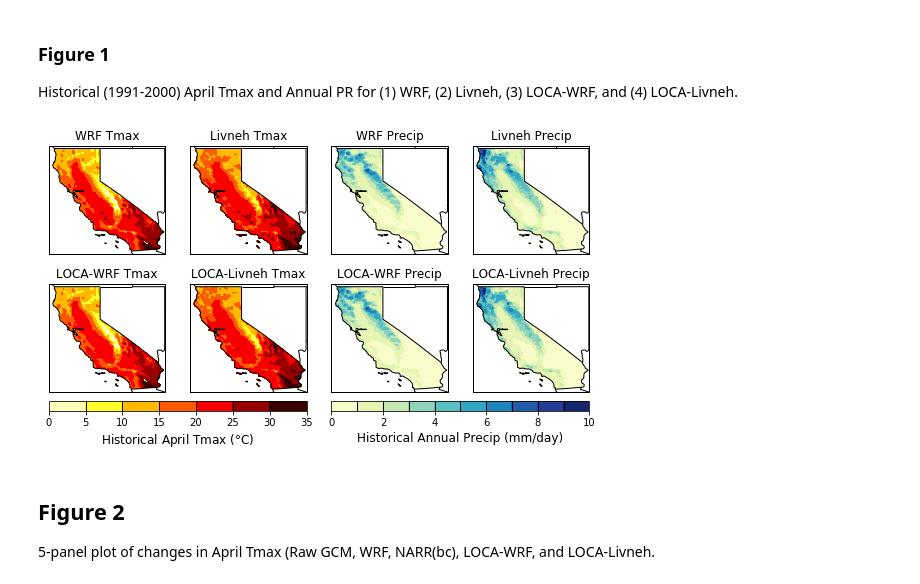
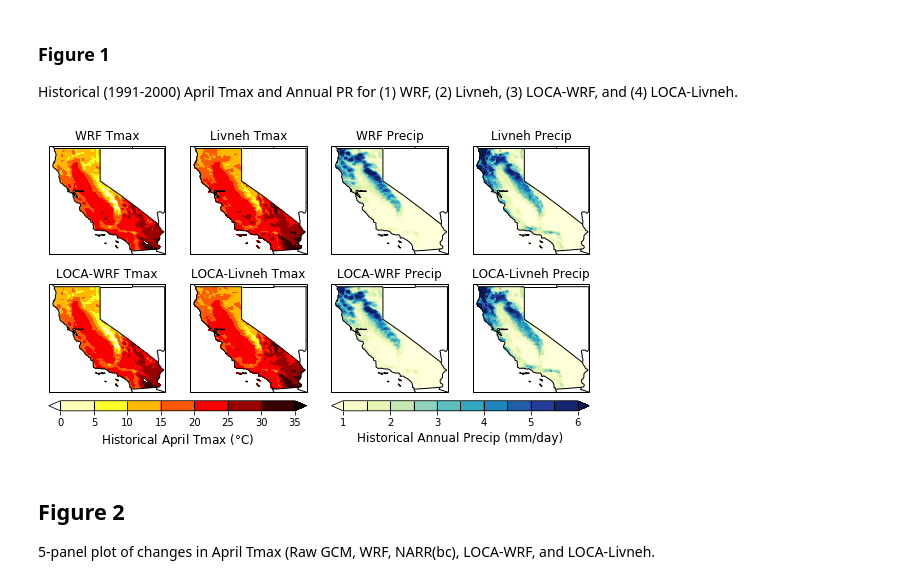
Before and after one commit to neil-berg/doe-downscaling, a Jupyter notebook: paper-figures.ipynb, the cells around one changed output. Saved outputs shown, nothing was run; the diff lists cells and outputs as text; code cells hidden in the pictures.

```diff
--- a/paper-figures.ipynb
+++ b/paper-figures.ipynb
@@ -48,7 +49,7 @@ loca_livneh_tmax = loca_livneh_nc.variables['tmax'][:,:]
 loca_livneh_nc.close()
 
 # Last 2 rows/cols: Annual Pr
-ticks_pr = np.linspace(0,10,11)
+ticks_pr = np.linspace(1,6,11)
 
 wrf_nc = netCDF4.Dataset(data_dir+'wrf_hist_1991-2000_annual_pr_CA_mask_same_grid.nc', 'r')
 wrf_pr = wrf_nc.variables['pr'][:,:]
@@ -74,7 +75,7 @@ ax1.set_title('WRF Tmax', fontsize=12)
 ax1.add_feature(states_provinces, edgecolor='black')
 ax1.add_feature(cfeature.BORDERS)
 ax1.set_extent([235.25,246,32.25,42.25])
-plot1 = ax1.contourf(lon, lat, wrf_tmax, ticks_tmax, transform=ccrs.PlateCarree(), cmap='hot_r')
+plot1 = ax1.contourf(lon, lat, wrf_tmax, ticks_tmax, transform=ccrs.PlateCarree(), cmap='hot_r', extend='both')
 
 ax2 = fig.add_subplot(2, 4, 2, projection=ccrs.PlateCarree())
 ax2.coastlines('50m')
@@ -82,7 +83,7 @@ ax2.set_title('Livneh Tmax', fontsize=12)
 ax2.add_feature(states_provinces, edgecolor='black')
 ax2.add_feature(cfeature.BORDERS)
 ax2.set_extent([235.25,246,32.25,42.25])
-plot2 = ax2.contourf(lon, lat, livneh_tmax, ticks_tmax, transform=ccrs.PlateCarree(), cmap='hot_r')
+plot2 = ax2.contourf(lon, lat, livneh_tmax, ticks_tmax, transform=ccrs.PlateCarree(), cmap='hot_r', extend='both')
 
 ax3 = fig.add_subplot(2, 4, 3, projection=ccrs.PlateCarree())
 ax3.coastlines('50m')
@@ -90,7 +91,7 @@ ax3.set_title('WRF Precip', fontsize=12)
 ax3.add_feature(states_provinces, edgecolor='black')
 ax3.add_feature(cfeature.BORDERS)
 ax3.set_extent([235.25,246,32.25,42.25])
-plot3 = ax3.contourf(lon, lat, wrf_pr, ticks_pr, transform=ccrs.PlateCarree(), cmap='YlGnBu')
+plot3 = ax3.contourf(lon, lat, wrf_pr, ticks_pr, transform=ccrs.PlateCarree(), cmap='YlGnBu', extend='both')
 
 ax4 = fig.add_subplot(2, 4, 4, projection=ccrs.PlateCarree())
 ax4.coastlines('50m')
@@ -98,7 +99,7 @@ ax4.set_title('Livneh Precip', fontsize=12)
 ax4.add_feature(states_provinces, edgecolor='black')
 ax4.add_feature(cfeature.BORDERS)
 ax4.set_extent([235.25,246,32.25,42.25])
-plot4 = ax4.contourf(lon, lat, livneh_pr, ticks_pr, transform=ccrs.PlateCarree(), cmap='YlGnBu')
+plot4 = ax4.contourf(lon, lat, livneh_pr, ticks_pr, transform=ccrs.PlateCarree(), cmap='YlGnBu', extend='both')
 
 ax5 = fig.add_subplot(2, 4, 5, projection=ccrs.PlateCarree())
 ax5.coastlines('50m')
@@ -106,7 +107,7 @@ ax5.set_title('LOCA-WRF Tmax', fontsize=12)
 ax5.add_feature(states_provinces, edgecolor='black')
 ax5.add_feature(cfeature.BORDERS)
 ax5.set_extent([235.25,246,32.25,42.25])
-plot5 = ax5.contourf(lon, lat, loca_wrf_tmax, ticks_tmax, transform=ccrs.PlateCarree(), cmap='hot_r')
+plot5 = ax5.contourf(lon, lat, loca_wrf_tmax, ticks_tmax, transform=ccrs.PlateCarree(), cmap='hot_r', extend='both')
 
 ax6 = fig.add_subplot(2, 4, 6, projection=ccrs.PlateCarree())
 ax6.coastlines('50m')
@@ -114,7 +115,7 @@ ax6.set_title('LOCA-Livneh Tmax', fontsize=12)
 ax6.add_feature(states_provinces, edgecolor='black')
 ax6.add_feature(cfeature.BORDERS)
 ax6.set_extent([235.25,246,32.25,42.25])
-plot6 = ax6.contourf(lon, lat, loca_livneh_tmax, ticks_tmax, transform=ccrs.PlateCarree(), cmap='hot_r')
+plot6 = ax6.contourf(lon, lat, loca_livneh_tmax, ticks_tmax, transform=ccrs.PlateCarree(), cmap='hot_r', extend='both')
 
 ax7 = fig.add_subplot(2, 4, 7, projection=ccrs.PlateCarree())
 ax7.coastlines('50m')
@@ -122,7 +123,7 @@ ax7.set_title('LOCA-WRF Precip', fontsize=12)
 ax7.add_feature(states_provinces, edgecolor='black')
 ax7.add_feature(cfeature.BORDERS)
 ax7.set_extent([235.25,246,32.25,42.25])
-plot7 = ax7.contourf(lon, lat, loca_wrf_pr, ticks_pr, transform=ccrs.PlateCarree(), cmap='YlGnBu')
+plot7 = ax7.contourf(lon, lat, loca_wrf_pr, ticks_pr, transform=ccrs.PlateCarree(), cmap='YlGnBu', extend='both')
 
 ax8 = fig.add_subplot(2, 4, 8, projection=ccrs.PlateCarree())
 ax8.coastlines('50m')
@@ -130,38 +131,38 @@ ax8.set_title('LOCA-Livneh Precip', fontsize=12)
 ax8.add_feature(states_provinces, edgecolor='black')
 ax8.add_feature(cfeature.BORDERS)
 ax8.set_extent([235.25,246,32.25,42.25])
-plot8 = ax8.contourf(lon, lat, loca_livneh_pr, ticks_pr, transform=ccrs.PlateCarree(), cmap='YlGnBu')
+plot8 = ax8.contourf(lon, lat, loca_livneh_pr, ticks_pr, transform=ccrs.PlateCarree(), cmap='YlGnBu', extend='both')
 
 fig.tight_layout()
 
 # Colorbar specifications
 cbar_height = 0.035
 
 # Obtain axes coordinates for each subplot for colorbar positioning
 ax1_pos = ax1.get_position() # details on ax1_pos.x0, .y0, .x1, .y1, .height .width
 ax2_pos = ax2.get_position()
 ax3_pos = ax3.get_position()
 ax4_pos = ax4.get_position()
 ax5_pos = ax5.get_position()
 ax6_pos = ax6.get_position()
 ax7_pos = ax7.get_position()
 ax8_pos = ax8.get_position()
 
 # Colorbar for Tmax panels (1, 2, 5, 6)
 cbar_ax_tmax = fig.add_axes([ax5_pos.x0, ax5_pos.y0-.05, ax6_pos.x1-ax5_pos.x0, cbar_height]) # bottom left corner x,y, and width, height
-cbar_tmax = plt.colorbar(plot1, cax=cbar_ax_tmax, orientation='horizontal', drawedges=True)
+cbar_tmax = plt.colorbar(plot1, cax=cbar_ax_tmax, orientation='horizontal', drawedges=True, extend='both')
 cbar_tmax.dividers.set_edgecolor('black')
 cbar_tmax.dividers.set_linewidth(1)
 cbar_tmax.set_label('Historical April Tmax '+'('+r'$\degree$'+'C)', fontsize=12)
 
 # Colorbar for Pr panels (3, 4, 7, 8)
 cbar_ax_pr = fig.add_axes([ax7_pos.x0, ax7_pos.y0-.05, ax8_pos.x1-ax7_pos.x0, cbar_height]) # bottom left corner x,y, and width, height
-cbar_pr = plt.colorbar(plot3, cax=cbar_ax_pr, orientation='horizontal', drawedges=True)
+cbar_pr = plt.colorbar(plot3, cax=cbar_ax_pr, orientation='horizontal', drawedges=True, extend='both')
 cbar_pr.dividers.set_edgecolor('black')
 cbar_pr.dividers.set_linewidth(1)
 cbar_pr.set_label('Historical Annual Precip (mm/day)', fontsize=12)
 # %% [output]
-[figure, old version]
+[figure, new version]
 # %% [markdown]
 ## Figure 2
 
```
Also changed, not shown: parts of 2 cells of this notebook.
